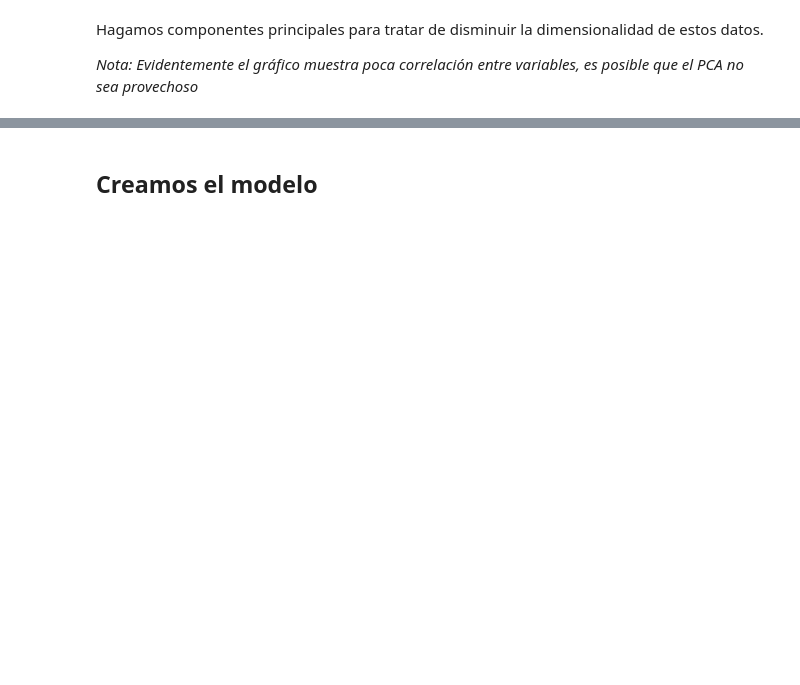
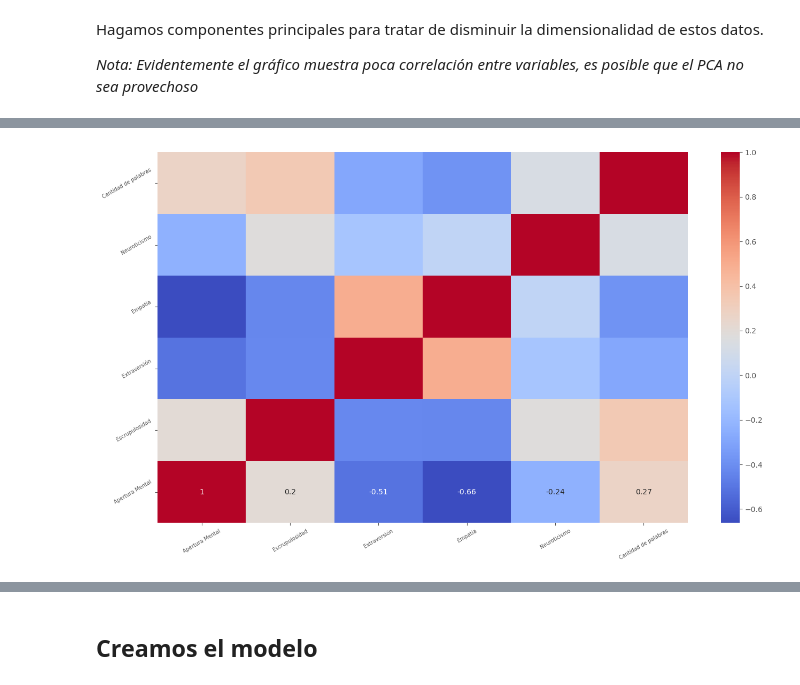
Before and after one commit to maogue94/UEAN_ML1, a Jupyter notebook: Cuadernos/Ejercicio K Means.ipynb, the cells around one changed output, grey strips where cells are left out. Drawn from its saved outputs; the diff is of its cells as text; code cells hidden in the pictures; blank space fills up the shorter version.

```diff
--- a/Cuadernos/Ejercicio K Means.ipynb
+++ b/Cuadernos/Ejercicio K Means.ipynb
@@ -88,12 +177,13 @@ Hagamos componentes principales para tratar de disminuir la dimensionalidad de e
 # %%
 fig, ax = plt.subplots()
-s=sb.heatmap(pd.DataFrame(data=dataframe[dataframe.columns[1:-1]]).corr(),cmap='coolwarm', center=0,
-             linewidths=.5, cbar_kws={"shrink": .5},annot=True)
+s=sb.heatmap(pd.DataFrame(data=dataframe[dataframe.columns[1:-1]]).corr(),cmap='coolwarm',annot=True)
 s.set_yticklabels(s.get_yticklabels(),rotation=30,fontsize=7)
 s.set_xticklabels(s.get_xticklabels(),rotation=30,fontsize=7)
 ax.set_xlim(0,6)
 ax.set_ylim(0,6)
 plt.show()
+# %% [output]
+[figure, added]
 # %%
 import prince
 pca = prince.PCA(
```
Also changed, not shown: parts of 33 cells of this notebook, 10 other files.
